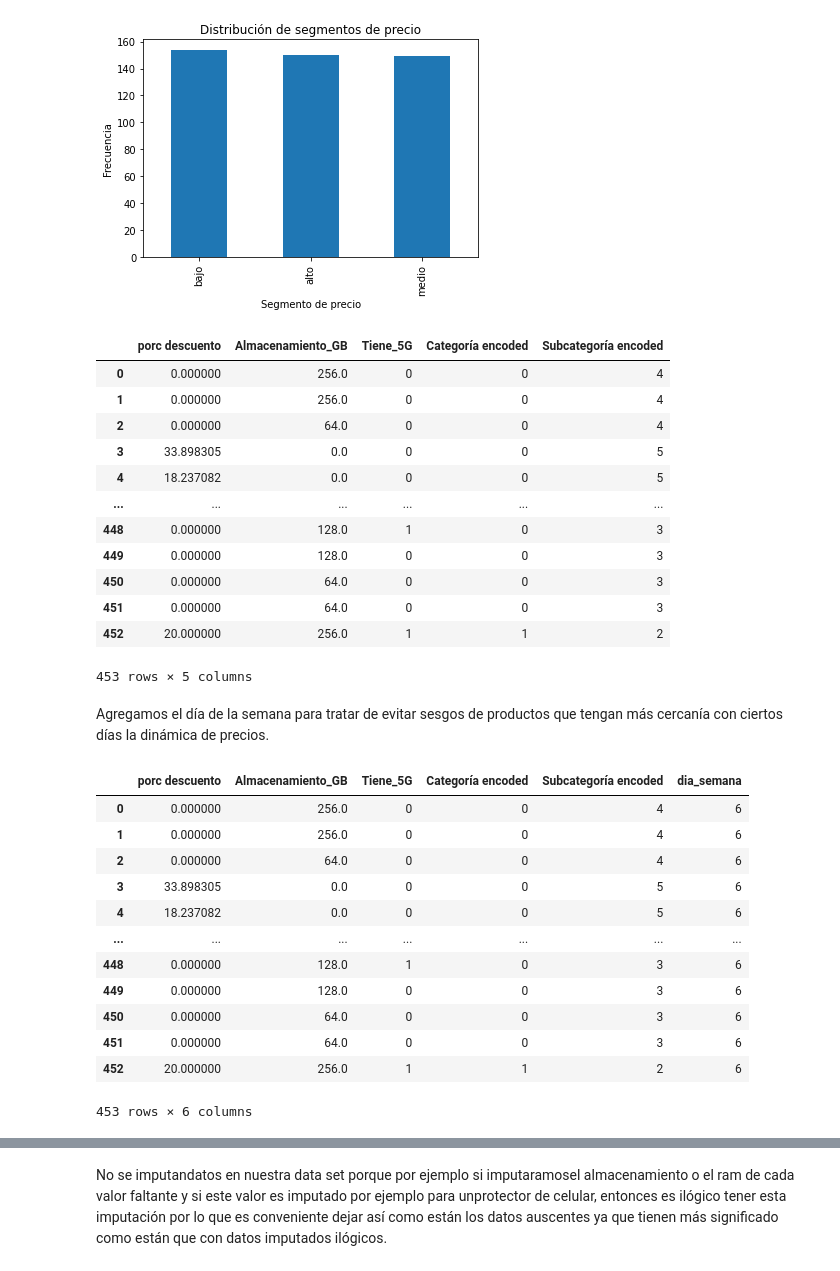
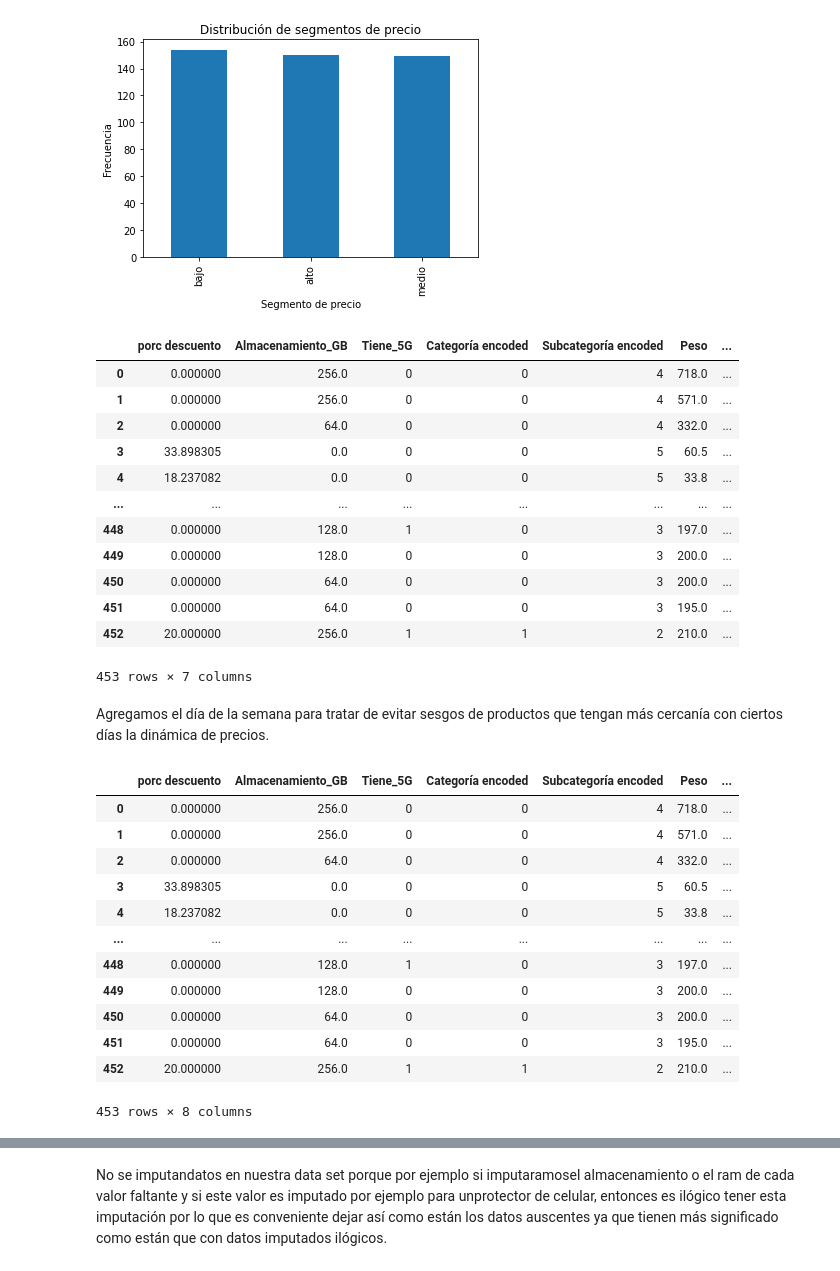
Before and after one commit to francis-fm/prac2td, a Jupyter notebook: Untitled-1.ipynb, the cells around one changed output, grey strips where cells are left out. Drawn from its saved outputs; the diff is of its cells as text; code cells hidden in the pictures.

```diff
--- a/Untitled-1.ipynb
+++ b/Untitled-1.ipynb
@@ -279,0 +19,12 @@ len(rating_product)"""
+# %%
+# Leyendo el xlsx Tabla características Samsumg.xlsx
+db_char = pd.read_excel("Tabla características Samsumg.xlsx", sheet_name="Sheet1")
+db_char
+
+# Eliminando caracteres especialesdela columna Peso como: " g"
+db_char["Peso"] = db_char["Peso"].str.replace(" g", "")
+db_char["Peso"] = db_char["Peso"].astype(float)
+# Eliminando caracteres especiales de la columna Batería como: " mAh"
+db_char["Batería"] = db_char["Batería"].str.replace(" mAh", "")
+db_char["Batería"] = db_char["Batería"].astype(float)
+db_char
@@ -329,0 +103,4 @@ db_prac
+# %%
+# Combinando con db_prac y db_char con la columna "Descripción del producto" y "Modelo"respectivamente y solo nos traemos las columnas que nos interesan como "Peso" y "Batería"
+db_prac = db_prac.merge(db_char[["Modelo", "Peso", "Batería"]], left_on="Descripción del producto", right_on="Modelo", how="left")
+db_prac
@@ -610,35 +440,40 @@ plt.show()
 # %%
 features = [
     "porc descuento",
     "Almacenamiento_GB",
     "Tiene_5G",
     "Categoría encoded",
-    "Subcategoría encoded"
+    "Subcategoría encoded",
+    "Peso",
+    "Batería",
 ]
 
 # df_model = db_prac.dropna(subset=features + ["segmento_precio"])
 db_prac["porc descuento"].fillna(0, inplace=True)
 db_prac["Almacenamiento_GB"].fillna(0, inplace=True)
+db_prac["Tiene_5G"].fillna(0, inplace=True)
+db_prac["Peso"].fillna(0, inplace=True)
+db_prac["Batería"].fillna(0, inplace=True)
 
 df_model = db_prac[features + ["segmento_precio"]]
 X = df_model[features]
 y = df_model["segmento_precio"]
 
 X
 # %% [output]
-|  | porc descuento | Almacenamiento_GB | Tiene_5G | Categoría encoded | Subcategoría encoded |
-| 0 | 0.000000 | 256.0 | 0 | 0 | 4 |
-| 1 | 0.000000 | 256.0 | 0 | 0 | 4 |
-| 2 | 0.000000 | 64.0 | 0 | 0 | 4 |
-| 3 | 33.898305 | 0.0 | 0 | 0 | 5 |
-| 4 | 18.237082 | 0.0 | 0 | 0 | 5 |
-| ... | ... | ... | ... | ... | ... |
-| 448 | 0.000000 | 128.0 | 1 | 0 | 3 |
-| 449 | 0.000000 | 128.0 | 0 | 0 | 3 |
-| 450 | 0.000000 | 64.0 | 0 | 0 | 3 |
-| 451 | 0.000000 | 64.0 | 0 | 0 | 3 |
-| 452 | 20.000000 | 256.0 | 1 | 1 | 2 |
+|  | porc descuento | Almacenamiento_GB | Tiene_5G | Categoría encoded | Subcategoría encoded | Peso | ... |
+| 0 | 0.000000 | 256.0 | 0 | 0 | 4 | 718.0 | ... |
+| 1 | 0.000000 | 256.0 | 0 | 0 | 4 | 571.0 | ... |
+| 2 | 0.000000 | 64.0 | 0 | 0 | 4 | 332.0 | ... |
+| 3 | 33.898305 | 0.0 | 0 | 0 | 5 | 60.5 | ... |
+| 4 | 18.237082 | 0.0 | 0 | 0 | 5 | 33.8 | ... |
+| ... | ... | ... | ... | ... | ... | ... | ... |
+| 448 | 0.000000 | 128.0 | 1 | 0 | 3 | 197.0 | ... |
+| 449 | 0.000000 | 128.0 | 0 | 0 | 3 | 200.0 | ... |
+| 450 | 0.000000 | 64.0 | 0 | 0 | 3 | 200.0 | ... |
+| 451 | 0.000000 | 64.0 | 0 | 0 | 3 | 195.0 | ... |
+| 452 | 20.000000 | 256.0 | 1 | 1 | 2 | 210.0 | ... |
-453 rows × 5 columns
+453 rows × 7 columns
 # %% [markdown]
 Agregamos el día de la semana para tratar de evitar sesgos de productos que tengan más cercanía con ciertos días la dinámica de precios.
 # %%
@@ -662,19 +497,19 @@ y = db_prac["segmento_precio"]
 
 X
 # %% [output]
-|  | porc descuento | Almacenamiento_GB | Tiene_5G | Categoría encoded | Subcategoría encoded | dia_semana |
-| 0 | 0.000000 | 256.0 | 0 | 0 | 4 | 6 |
-| 1 | 0.000000 | 256.0 | 0 | 0 | 4 | 6 |
-| 2 | 0.000000 | 64.0 | 0 | 0 | 4 | 6 |
-| 3 | 33.898305 | 0.0 | 0 | 0 | 5 | 6 |
-| 4 | 18.237082 | 0.0 | 0 | 0 | 5 | 6 |
-| ... | ... | ... | ... | ... | ... | ... |
-| 448 | 0.000000 | 128.0 | 1 | 0 | 3 | 6 |
-| 449 | 0.000000 | 128.0 | 0 | 0 | 3 | 6 |
-| 450 | 0.000000 | 64.0 | 0 | 0 | 3 | 6 |
-| 451 | 0.000000 | 64.0 | 0 | 0 | 3 | 6 |
-| 452 | 20.000000 | 256.0 | 1 | 1 | 2 | 6 |
+|  | porc descuento | Almacenamiento_GB | Tiene_5G | Categoría encoded | Subcategoría encoded | Peso | ... |
+| 0 | 0.000000 | 256.0 | 0 | 0 | 4 | 718.0 | ... |
+| 1 | 0.000000 | 256.0 | 0 | 0 | 4 | 571.0 | ... |
+| 2 | 0.000000 | 64.0 | 0 | 0 | 4 | 332.0 | ... |
+| 3 | 33.898305 | 0.0 | 0 | 0 | 5 | 60.5 | ... |
+| 4 | 18.237082 | 0.0 | 0 | 0 | 5 | 33.8 | ... |
+| ... | ... | ... | ... | ... | ... | ... | ... |
+| 448 | 0.000000 | 128.0 | 1 | 0 | 3 | 197.0 | ... |
+| 449 | 0.000000 | 128.0 | 0 | 0 | 3 | 200.0 | ... |
+| 450 | 0.000000 | 64.0 | 0 | 0 | 3 | 200.0 | ... |
+| 451 | 0.000000 | 64.0 | 0 | 0 | 3 | 195.0 | ... |
+| 452 | 20.000000 | 256.0 | 1 | 1 | 2 | 210.0 | ... |
-453 rows × 6 columns
+453 rows × 8 columns
 # %%
 from sklearn.ensemble import RandomForestClassifier
 from sklearn.model_selection import train_test_split
```
Also changed, not shown: parts of 45 cells of this notebook, 2 other files.
